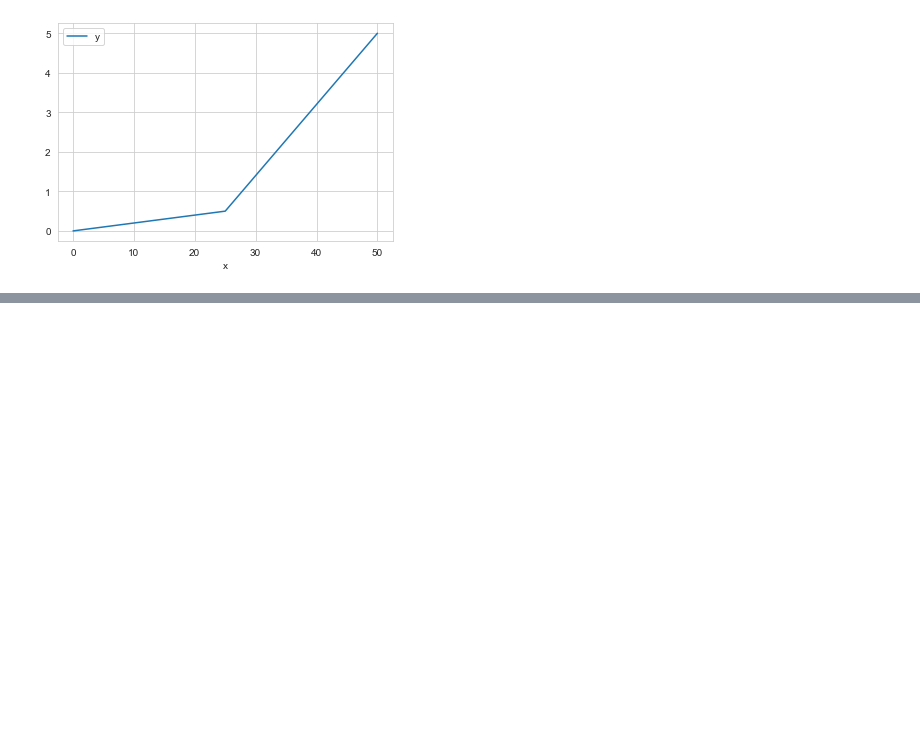
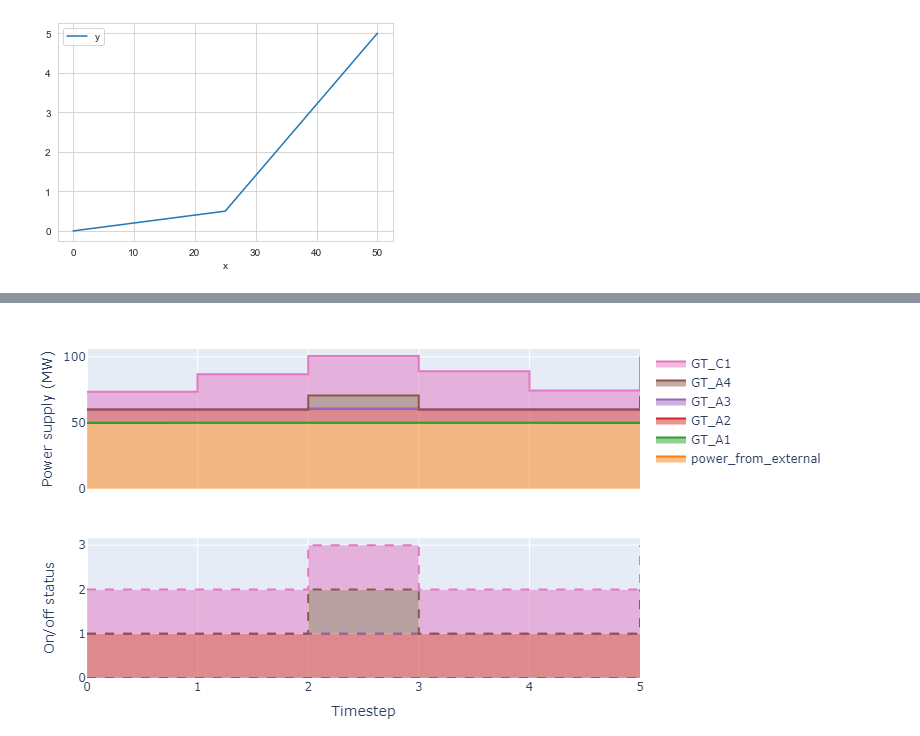
Before and after one commit to oogeso/oogeso, a Jupyter notebook: examples/skjold.ipynb, the cells around one changed output, grey strips where cells are left out. Saved outputs shown, nothing was run; the diff lists cells and outputs as text; code cells hidden in the pictures; blank space fills up the shorter version.

```diff
--- a/examples/skjold.ipynb
+++ b/examples/skjold.ipynb
@@ -108,2 +122,8 @@ plots.plotReserve(sim)
 # %%
 #sim.optimiser.pyomo_instance.varDeviceIsOn.pprint()
+# %%
+gts = [d for d,d_obj in sim.optimiser.all_devices.items() if d_obj.dev_data.model=='powersource']
+fig=plots.plot_deviceprofile(simulator=sim,devs=gts,includeOnOff=True,includePrep=False)
+fig.update_layout(autosize=False,width=800,height=400,margin=dict(l=0,r=0,t=30,b=0))
+# %% [output]
+[figure, added]
```
Also changed, not shown: parts of 12 cells of this notebook, 7 other files.
